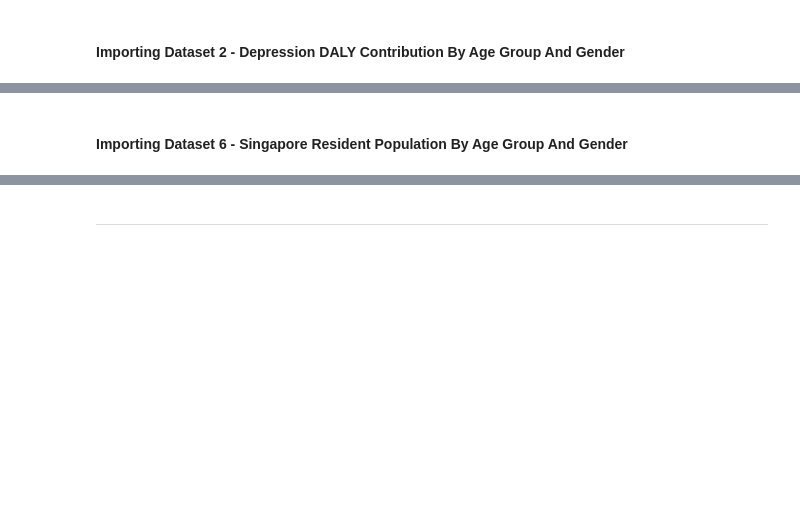
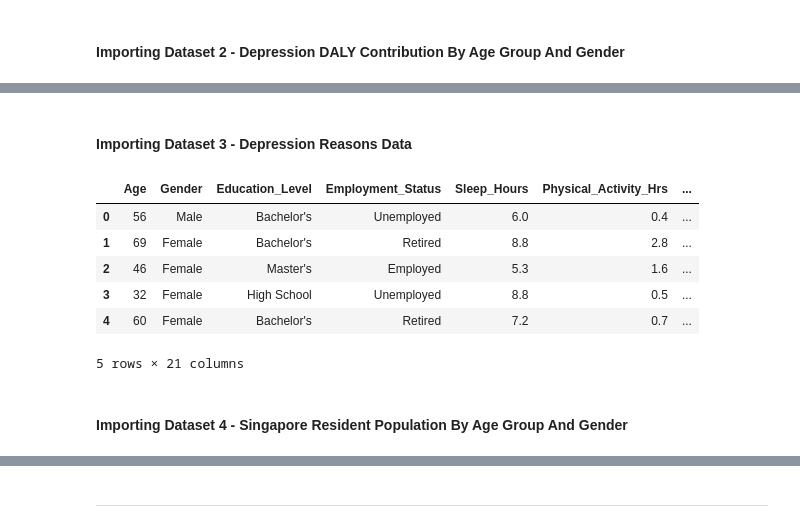
Before and after one commit to tadamaen/DSA4262, a Jupyter notebook: DSA4262 Individual Assignment 1/DSA4262 Individual Assignment 1.ipynb, the cells around one changed output, grey strips where cells are left out. Saved outputs shown, nothing was run; the diff lists cells and outputs as text; code cells hidden in the pictures; blank space fills up the shorter version.

Commit message:
Update 3: Finalized Data Cleaning + Visualizations
- Added Visualization 2
- Added documentation
- More elaboration
- Changed Subplots

```diff
--- a/DSA4262 Individual Assignment 1/DSA4262 Individual Assignment 1.ipynb
+++ b/DSA4262 Individual Assignment 1/DSA4262 Individual Assignment 1.ipynb
@@ -48,8 +47,21 @@ daly_contribution.head()
 | 2 | 1 | All Population | 2 | DALYs (Disability-Adjusted Life Y... | 1 | Global | ... |
 | 3 | 1 | All Population | 2 | DALYs (Disability-Adjusted Life Y... | 1 | Global | ... |
 | 4 | 1 | All Population | 2 | DALYs (Disability-Adjusted Life Y... | 1 | Global | ... |
+# %% [markdown]
+#### **Importing Dataset 3 - Depression Reasons Data**
+# %%
+depression_reasons_data = pd.read_excel("Depression Reasons Data.xlsx")
+depression_reasons_data.head()
+# %% [output]
+|  | Age | Gender | Education_Level | Employment_Status | Sleep_Hours | Physical_Activity_Hrs | ... |
+| 0 | 56 | Male | Bachelor's | Unemployed | 6.0 | 0.4 | ... |
+| 1 | 69 | Female | Bachelor's | Retired | 8.8 | 2.8 | ... |
+| 2 | 46 | Female | Master's | Employed | 5.3 | 1.6 | ... |
+| 3 | 32 | Female | High School | Unemployed | 8.8 | 0.5 | ... |
+| 4 | 60 | Female | Bachelor's | Retired | 7.2 | 0.7 | ... |
+5 rows × 21 columns
 # %% [markdown]
-#### **Importing Dataset 6 - Singapore Resident Population By Age Group And Gender**
+#### **Importing Dataset 4 - Singapore Resident Population By Age Group And Gender**
 # %%
 singapore_resident_data = pd.read_excel("Singapore Resident Population By Age Group And Gender.xlsx")
 singapore_resident_data.head()
```
Also changed, not shown: parts of 48 cells of this notebook.
